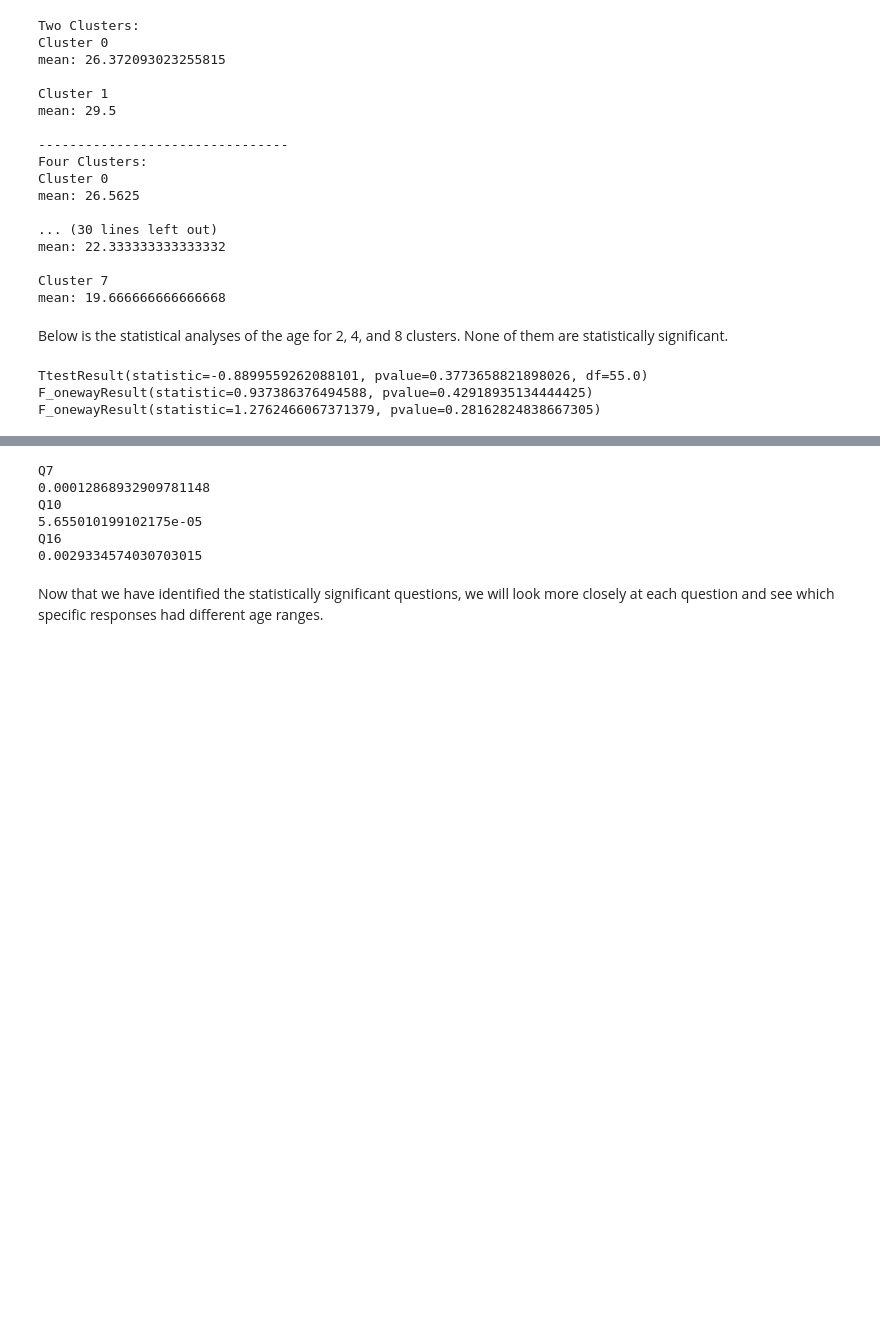
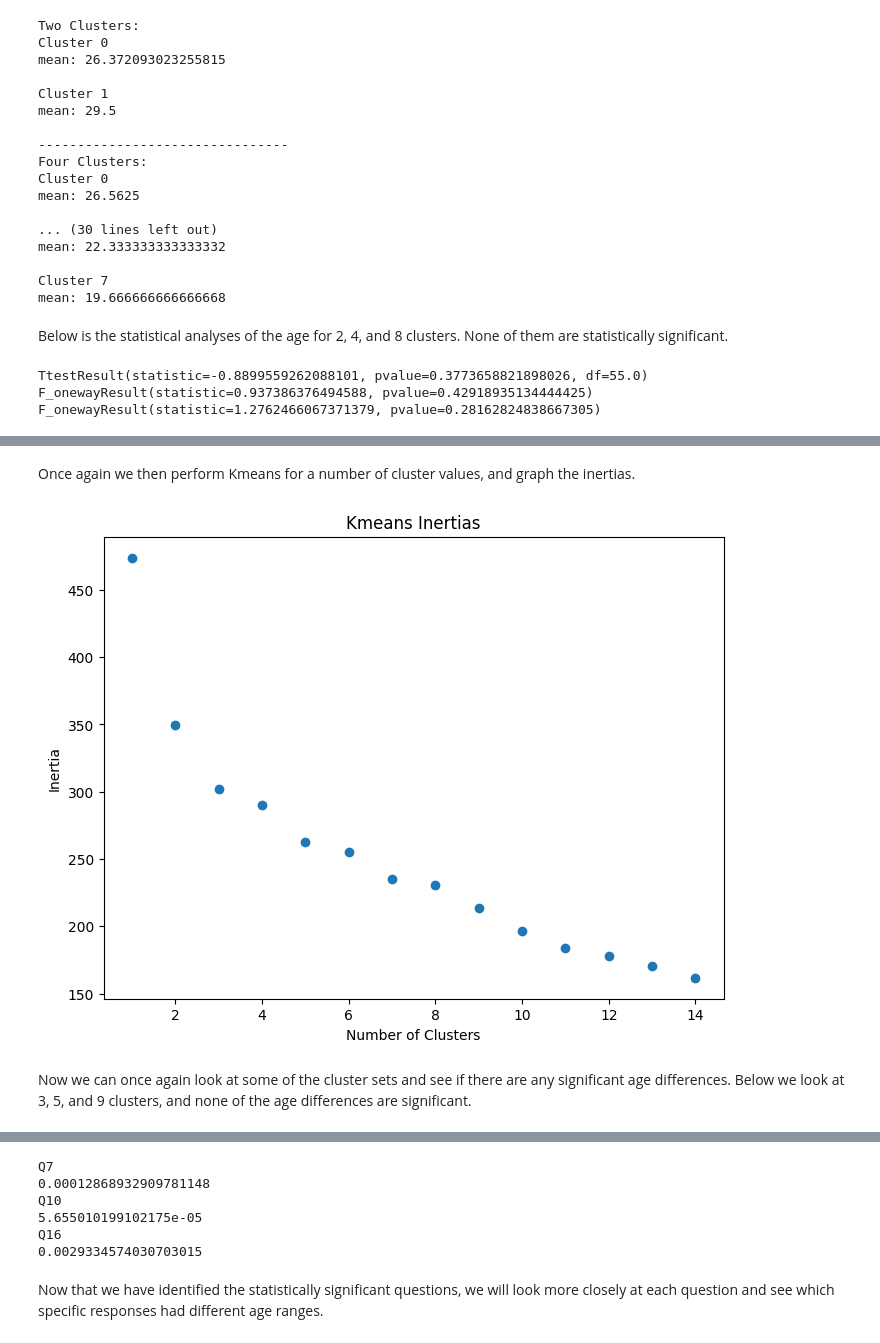
Before and after one commit to zstephe/zstephe.github.io, a Jupyter notebook: honorifics/clustering.ipynb, the cells around one changed output, grey strips where cells are left out. Saved outputs shown, nothing was run; the diff lists cells and outputs as text; code cells hidden in the pictures; blank space fills up the shorter version.

```diff
--- a/honorifics/clustering.ipynb
+++ b/honorifics/clustering.ipynb
@@ -146,0 +149,6 @@ F_onewayResult(statistic=1.2762466067371379, pvalue=0.28162824838667305)
+# %%
+encoded = pd.DataFrame()
+for col in questions.columns:
+    for val in questions[col].unique():
+        encoded[col+"-"+val]=(questions[col]==val).map({True: 1, False: 0})
+encoded
@@ -146,0 +169,9 @@ F_onewayResult(statistic=1.2762466067371379, pvalue=0.28162824838667305)
+# %% [markdown]
+Once again we then perform Kmeans for a number of cluster values, and graph the inertias.
+# %%
+# graph cluster inertias for 1-15 clusters
+encodedClusters = doKmeans(encoded,range(1,15),randomSeed=randomSeed)
+# %% [output]
+[figure, added]
+# %% [markdown]
+Now we can once again look at some of the cluster sets and see if there are any significant age differences. Below we look at 3, 5, and 9 clusters, and none of the age differences are significant.
```
Also changed, not shown: parts of 30 cells of this notebook, 10 other files.
